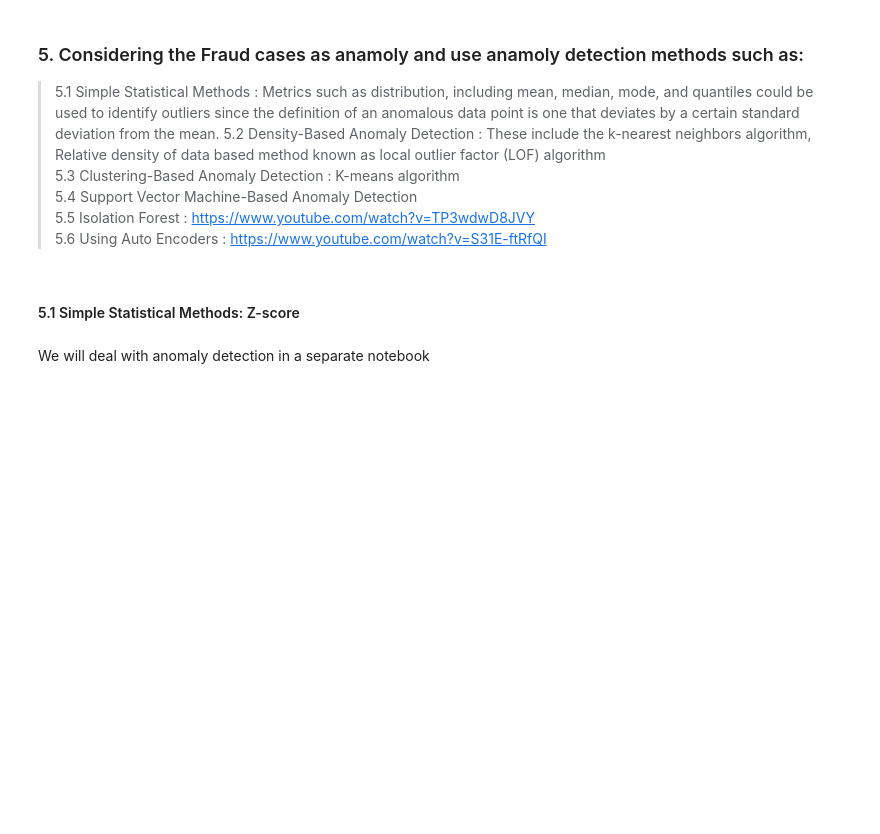
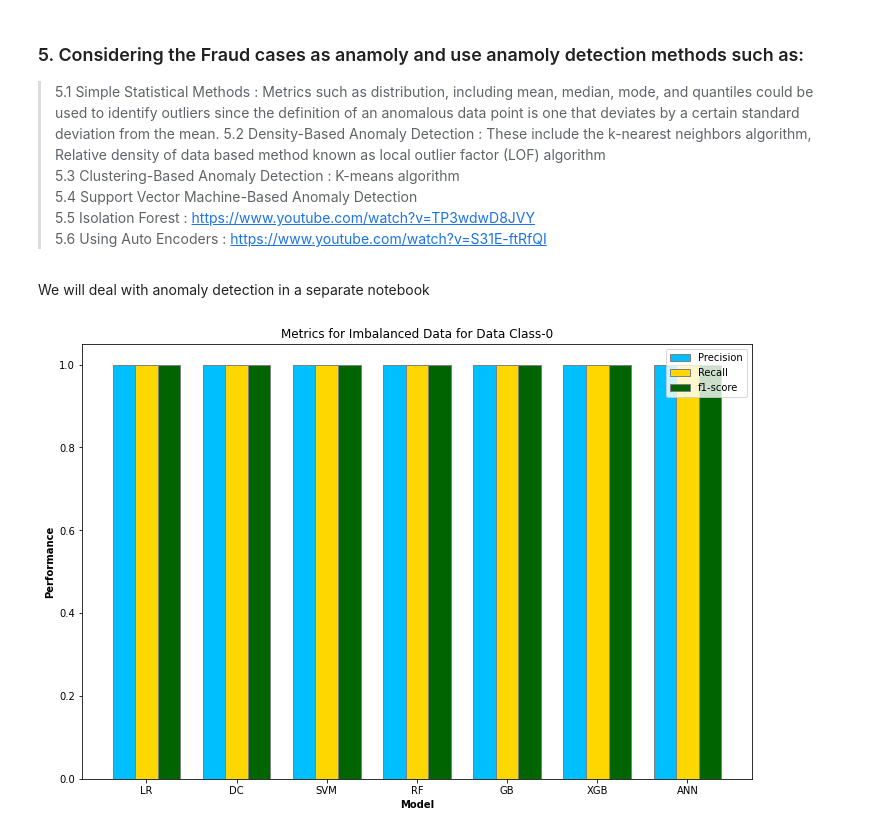
Before and after one commit to sharmasapna/credit-card-fraud-detection, a Jupyter notebook: credit-card-fraud-detection.ipynb, the cells around one changed output. Cells and saved outputs as stored; diff of their text form; code cells hidden in the pictures; blank space fills up the shorter version.

```diff
--- a/credit-card-fraud-detection.ipynb
+++ b/credit-card-fraud-detection.ipynb
@@ -974,5 +1623,3 @@ Combined         1.0
        5.4 Support Vector Machine-Based Anomaly Detection
        5.5 Isolation Forest : https://www.youtube.com/watch?v=TP3wdwD8JVY
        5.6 Using Auto Encoders : https://www.youtube.com/watch?v=S31E-ftRfQI
-# %% [markdown]
-#### 5.1 Simple Statistical Methods: Z-score
@@ -979,2 +1630,40 @@ Combined         1.0
 # %% [markdown]
  We will deal with anomaly detection in a separate notebook
+# %%
+# for raw class 0
+
+import numpy as np
+import matplotlib.pyplot as plt
+
+# set width of bar
+barWidth = 0.25
+fig = plt.subplots(figsize =(12, 8))
+
+# set height of bar
+prec =  [1 ,1,1,1,1,1,1]
+recall= [1 ,1,1,1,1,1,1]
+f1score = [1 ,1,1,1,1,1,1]
+
+# Set position of bar on X axis
+br1 = np.arange((7))
+br2 = [x + barWidth for x in br1]
+br3 = [x + barWidth for x in br2]
+
+# Make the plot
+plt.bar(br1, prec, color ='deepskyblue', width = barWidth,
+        edgecolor ='grey', label ='Precision')
+plt.bar(br2, recall, color ='gold', width = barWidth,
+        edgecolor ='grey', label ='Recall')
+plt.bar(br3, f1score, color ='darkgreen', width = barWidth,
+        edgecolor ='grey', label ='f1-score')
+
+# Adding Xticks
+plt.xlabel('Model', fontweight ='bold')
+plt.ylabel('Performance', fontweight ='bold')
+plt.xticks([r + barWidth for r in range(len(prec))],
+           ['LR', 'DC', 'SVM', 'RF', 'GB','XGB','ANN'])
+plt.legend()
+plt.title("Metrics for Imbalanced Data for Data Class-0")
+plt.show()
+# %% [output]
+[figure, added]
```
Also changed, not shown: parts of 65 cells of this notebook, 1 other file.
